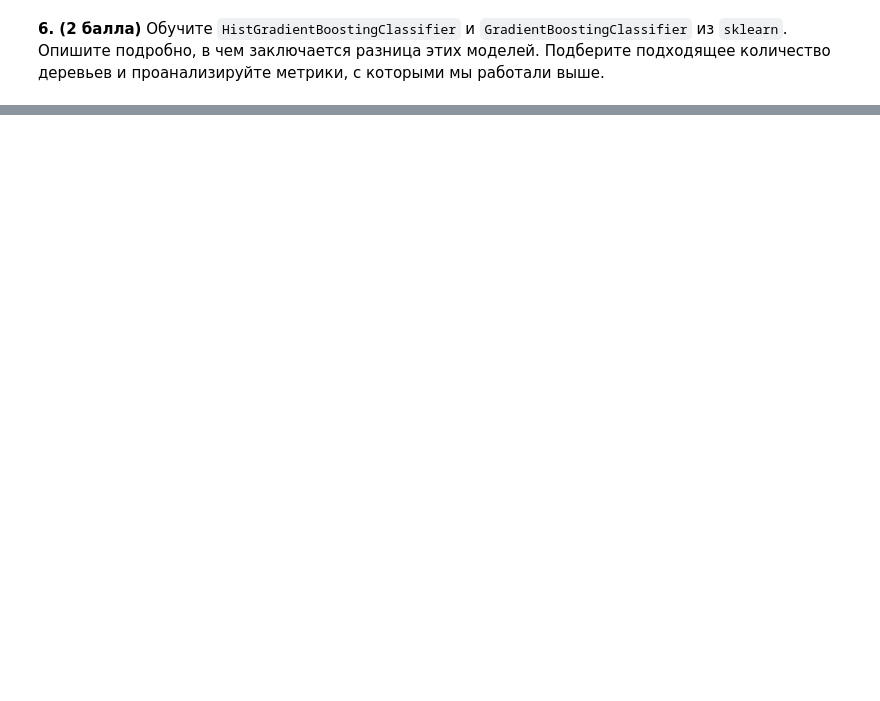
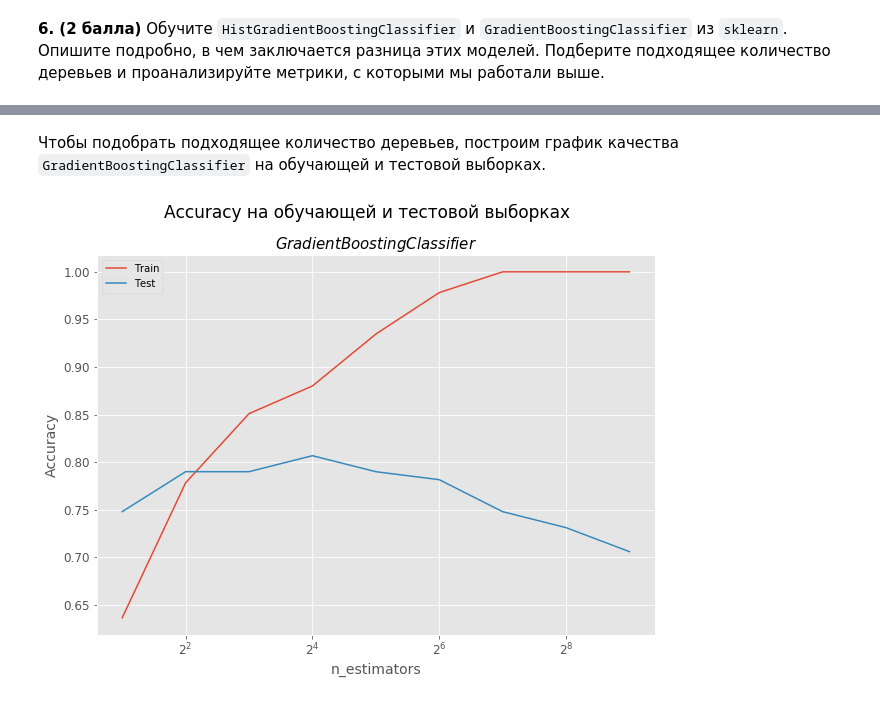
Before and after one commit to MaslikovEgor/hse-minor, a Jupyter notebook: 2nd semester/HW-4/HW-4.ipynb, the cells around one changed output, grey strips where cells are left out. Drawn from its saved outputs; the diff is of its cells as text; code cells hidden in the pictures; blank space fills up the shorter version.

```diff
--- a/2nd semester/HW-4/HW-4.ipynb
+++ b/2nd semester/HW-4/HW-4.ipynb
@@ -485,0 +534,35 @@ g = g.map(plt.plot, "n_estimators", "AUC-ROC")
+# %% [markdown]
+Чтобы подобрать подходящее количество деревьев, построим график качества `GradientBoostingClassifier` на обучающей и тестовой выборках.
+# %%
+np.random.seed(100500)
+
+train_ac = []
+test_ac = []
+
+n_es = 2 ** np.arange(1, 10)
+
+for i in n_es:
+    gb = GradientBoostingClassifier(n_estimators = i, random_state = 1)
+
+    gb.fit(X_train, y_train)
+
+    predict_train = gb.predict(X_train)
+    predict_test = gb.predict(X_test)
+
+    train_ac.append(accuracy_score(y_train, predict_train))
+    test_ac.append(accuracy_score(y_test, predict_test))
+# %%
+fig = plt.figure(figsize = (10, 7))
+plt.suptitle('Accuracy на обучающей и тестовой выборках', size = 17)
+plt.title('$GradientBoostingClassifier$', size = 15)
+
+
+sns.lineplot(n_es, train_ac, label = 'Train').set_xscale("log", basex = 2)
+sns.lineplot(n_es, test_ac, label = 'Test').set_xscale("log", basex = 2)
+
+plt.xlabel('n_estimators')
+plt.ylabel('Accuracy')
+
+plt.show()
+# %% [output]
+[figure, added]
```
Also changed, not shown: parts of 32 cells of this notebook.
